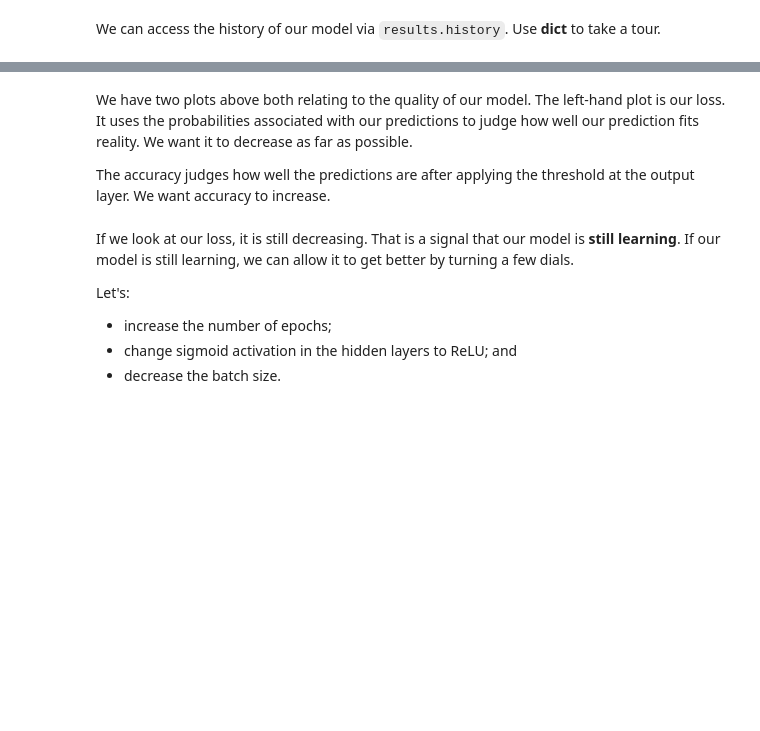
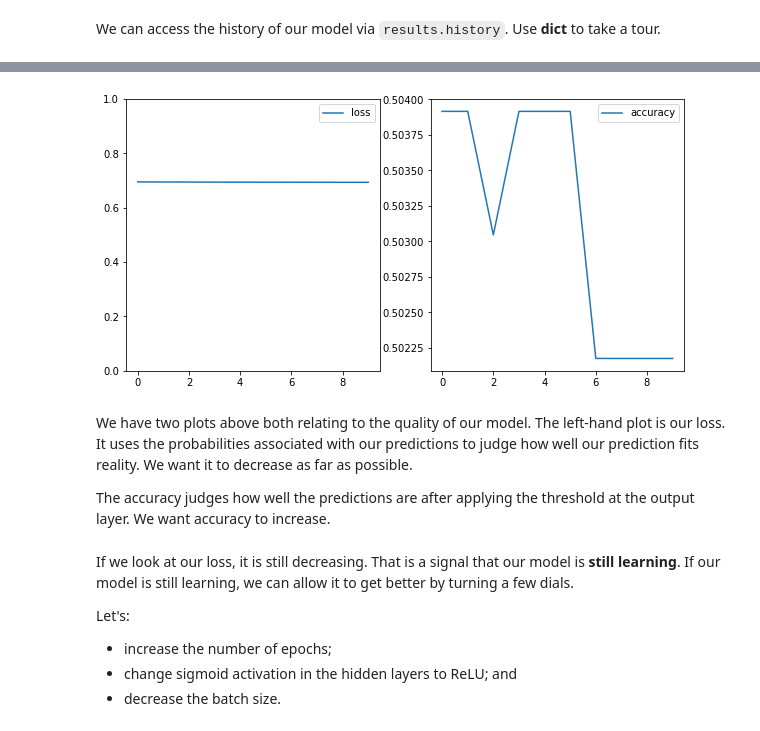
Before and after one commit to ParkedHampster/DS-Live-022023, a Jupyter notebook: Phase4/Lectures/16_Topic_39_network_regularization_and_evaluation.ipynb, the cells around one changed output, grey strips where cells are left out. Cells and saved outputs as stored; diff of their text form; code cells hidden in the pictures; blank space fills up the shorter version.

```diff
--- a/Phase4/Lectures/16_Topic_39_network_regularization_and_evaluation.ipynb
+++ b/Phase4/Lectures/16_Topic_39_network_regularization_and_evaluation.ipynb
@@ -47,0 +46,12 @@ None
+# %%
+model = Sequential()
+model.add(Dense(12, activation='relu', input_dim=64))
+model.add(Dense(8, activation='relu'))
+model.add(Dense(1, activation='sigmoid'))
+
+model.compile(optimizer='rmsprop',
+            loss='binary_crossentropy',
+            metrics=['accuracy']
+)
+
+model.fit(X, y=y_binary, epochs=50, batch_size=360)
@@ -97,9 +182,15 @@ results.__dict__
 # %%
-None
+sigmoid_loss = results.history['loss']
+sigmoid_accuracy = results.history['accuracy']
 
 fig, (ax1, ax2) = plt.subplots(1, 2, figsize=(10, 5))
-sns.lineplot(x=results.epoch, y=sigmoid_loss, ax=ax1, label='loss')
+sns.lineplot(
+    x=results.epoch, y=sigmoid_loss, ax=ax1, label='loss').set(
+    ylim=[0,1]
+    )
 sns.lineplot(x=results.epoch, y=sigmoid_accuracy, ax=ax2, label='accuracy');
+# %% [output]
+[figure, added]
 # %% [markdown]
 We have two plots above both relating to the quality of our model.  The left-hand plot is our loss. It uses the probabilities associated with our predictions to judge how well our prediction fits reality. We want it to decrease as far as possible.
 
```
Also changed, not shown: parts of 29 cells of this notebook.
